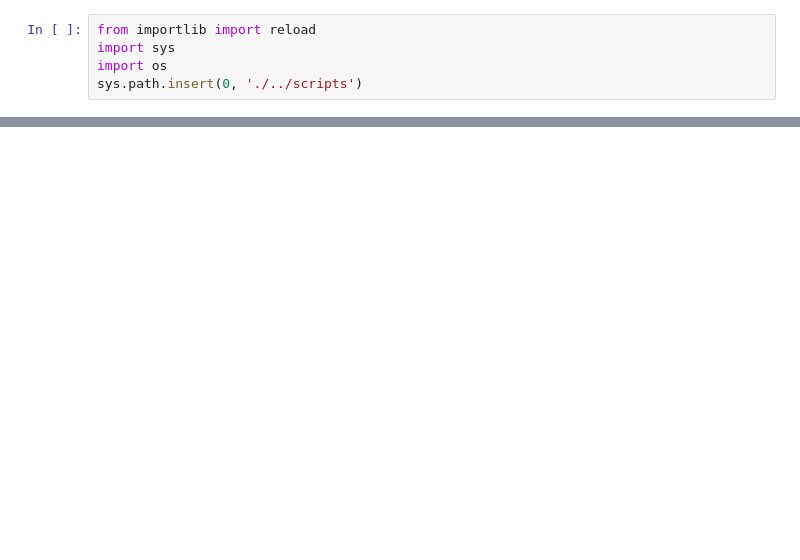
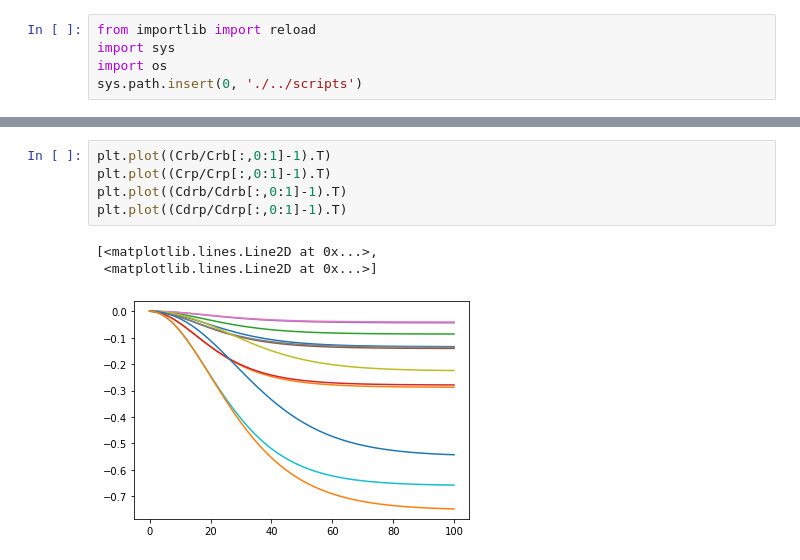
Before and after one commit to AddingAddict/ToroidalNetworks, a Jupyter notebook: sparse_weights/notebooks/ring_dmft.ipynb, the cells around one changed output, grey strips where cells are left out. Drawn from its saved outputs; the diff is of its cells as text; blank space fills up the shorter version.

```diff
--- a/sparse_weights/notebooks/ring_dmft.ipynb
+++ b/sparse_weights/notebooks/ring_dmft.ipynb
@@ -484,0 +871,9 @@ True
+# %%
+plt.plot((Crb/Crb[:,0:1]-1).T)
+plt.plot((Crp/Crp[:,0:1]-1).T)
+plt.plot((Cdrb/Cdrb[:,0:1]-1).T)
+plt.plot((Cdrp/Cdrp[:,0:1]-1).T)
+# %% [output]
+[<matplotlib.lines.Line2D at 0x...>,
+ <matplotlib.lines.Line2D at 0x...>]
+[figure, added]
```
Also changed, not shown: parts of 23 cells of this notebook, 16 other files.
